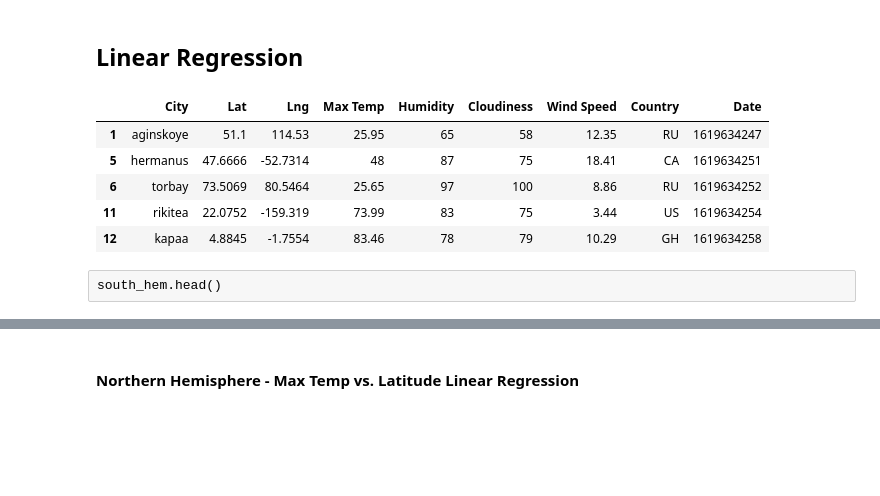
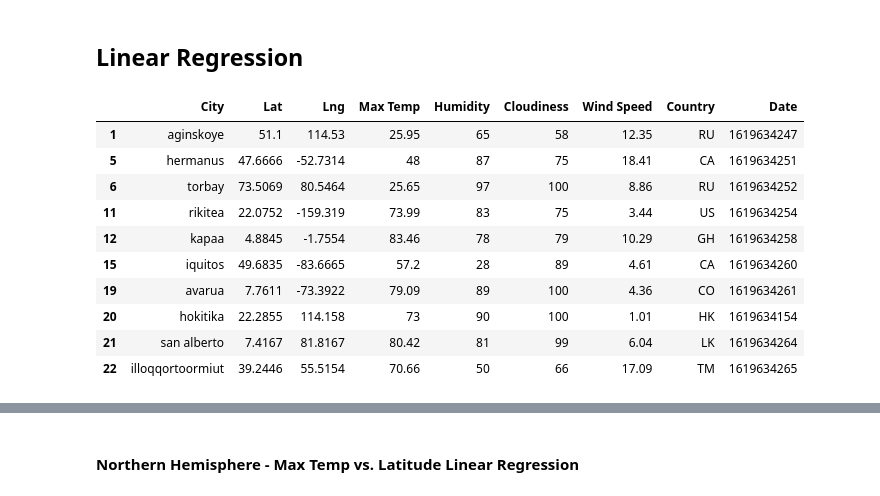
Before and after one commit to mgeffroy/Python_api_challenge, a Jupyter notebook: WeatherPy/Weather/WeatherPy.ipynb, the cells around one changed output, grey strips where cells are left out. Drawn from its saved outputs; the diff is of its cells as text; code cells hidden in the pictures; blank space fills up the shorter version.

```diff
--- a/WeatherPy/Weather/WeatherPy.ipynb
+++ b/WeatherPy/Weather/WeatherPy.ipynb
@@ -106,7 +107,7 @@ for one_city in cities:
         country.append(response["sys"]["country"])
         date.append(response["dt"])
 
-        if city_count > 49:
+        if city_count > 50:
             set_count += 1
             city_count = 0
 
@@ -250,17 +251,20 @@ Text(0, 0.5, 'Wind Speed (mph)')
 ## Linear Regression
 # %%
 #Make a group for the north hemisphere and the south hemisphere
-north_hem = weather_df.loc[ weather_df['Lat'] > 0 ,:]
-south_hem= weather_df.loc[ weather_df['Lat'] < 0, :]
+north_hem = weather_df[weather_df['Lat'] > 0]
+south_hem= weather_df[weather_df['Lat'] < 0]
 # %%
 #Check both dataframes to see if they work
-north_hem.head()
+north_hem.head(10)
 # %% [output]
 |  | City | Lat | Lng | Max Temp | Humidity | Cloudiness | Wind Speed | Country | Date |
 | 1 | aginskoye | 51.1 | 114.53 | 25.95 | 65 | 58 | 12.35 | RU | 1619634247 |
 | 5 | hermanus | 47.6666 | -52.7314 | 48 | 87 | 75 | 18.41 | CA | 1619634251 |
 | 6 | torbay | 73.5069 | 80.5464 | 25.65 | 97 | 100 | 8.86 | RU | 1619634252 |
 | 11 | rikitea | 22.0752 | -159.319 | 73.99 | 83 | 75 | 3.44 | US | 1619634254 |
 | 12 | kapaa | 4.8845 | -1.7554 | 83.46 | 78 | 79 | 10.29 | GH | 1619634258 |
+| 15 | iquitos | 49.6835 | -83.6665 | 57.2 | 28 | 89 | 4.61 | CA | 1619634260 |
+| 19 | avarua | 7.7611 | -73.3922 | 79.09 | 89 | 100 | 4.36 | CO | 1619634261 |
+| 20 | hokitika | 22.2855 | 114.158 | 73 | 90 | 100 | 1.01 | HK | 1619634154 |
+| 21 | san alberto | 7.4167 | 81.8167 | 80.42 | 81 | 99 | 6.04 | LK | 1619634264 |
+| 22 | illoqqortoormiut | 39.2446 | 55.5154 | 70.66 | 50 | 66 | 17.09 | TM | 1619634265 |
-# %% [raw]
-south_hem.head()
```
Also changed, not shown: parts of 3 cells of this notebook.
